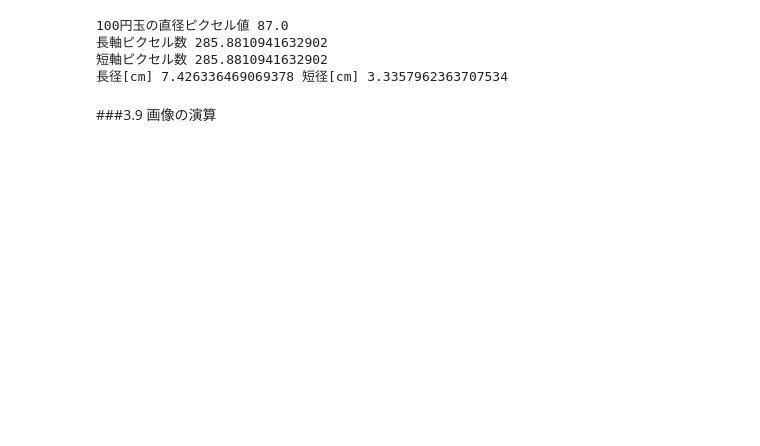
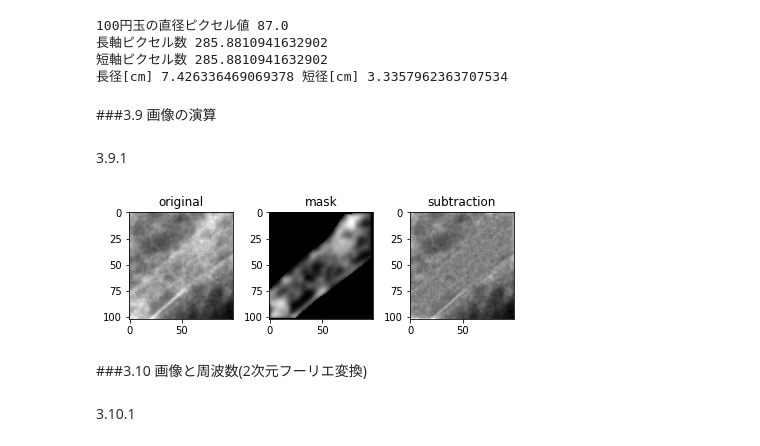
Before and after one commit to KuriharaYoshiki/python_medical_images, a Jupyter notebook: popipa.ipynb, the cells around one changed output. Drawn from its saved outputs; the diff is of its cells as text; code cells hidden in the pictures; blank space fills up the shorter version.

```diff
--- a/popipa.ipynb
+++ b/popipa.ipynb
@@ -540,3 +516,27 @@ print("長径[cm]",longAxesPix*pixspace/10,"短径[cm]",shortAxesPix*pixspace/10
 長径[cm] 7.426336469069378 短径[cm] 3.3357962363707534
 # %% [markdown]
 ###3.9 画像の演算
+# %% [markdown]
+3.9.1
+# %%
+import matplotlib.pyplot as plt
+import cv2
+#ChestCropとChestCrop-RibMaskWithGaussianのロード
+img=cv2.imread('/content/drive/My Drive/DATASET/dataset/ChestCrop.tif',
+               cv2.IMREAD_UNCHANGED)
+mask=cv2.imread('/content/drive/My Drive/DATASET/dataset/ChestCrop-RibMaskWithGaussian.tif',
+                cv2.IMREAD_UNCHANGED)
+#ChestCropからChestCrop-RibMaskWithGaussianを差分する
+sub=img-mask
+#肋骨の影響が抑制できているか確認する
+plt.subplot(1,3,1),plt.imshow(img,cmap='gray'),plt.title("original")
+plt.subplot(1,3,2),plt.imshow(mask,cmap='gray'),plt.title("mask")
+plt.subplot(1,3,3),plt.imshow(sub,cmap='gray'),plt.title("subtraction")
+plt.tight_layout()
+plt.show()
+# %% [output]
+[figure, added]
+# %% [markdown]
+###3.10 画像と周波数(2次元フーリエ変換)
+# %% [markdown]
+3.10.1
```
Also changed, not shown: parts of 7 cells of this notebook.
